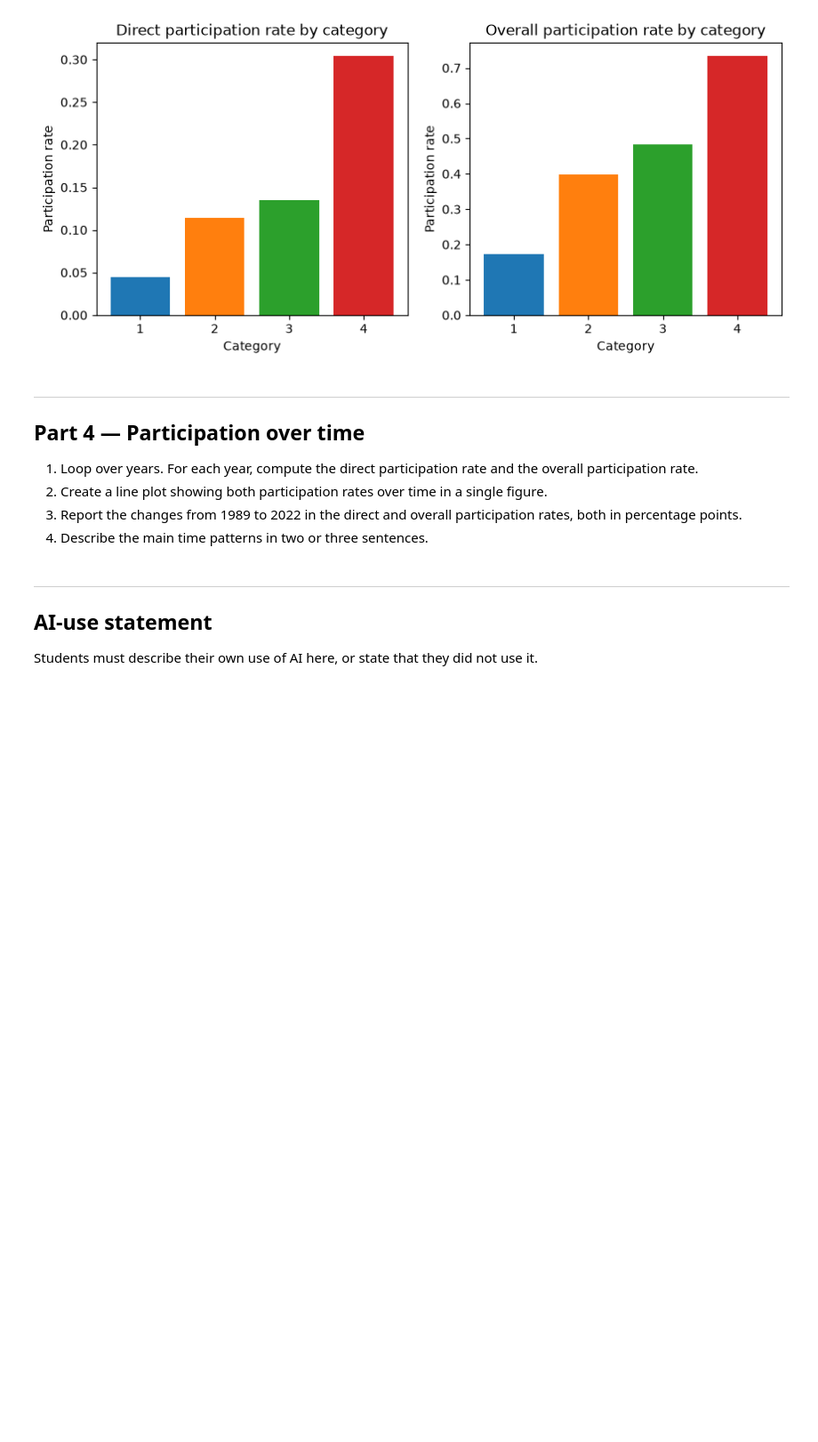
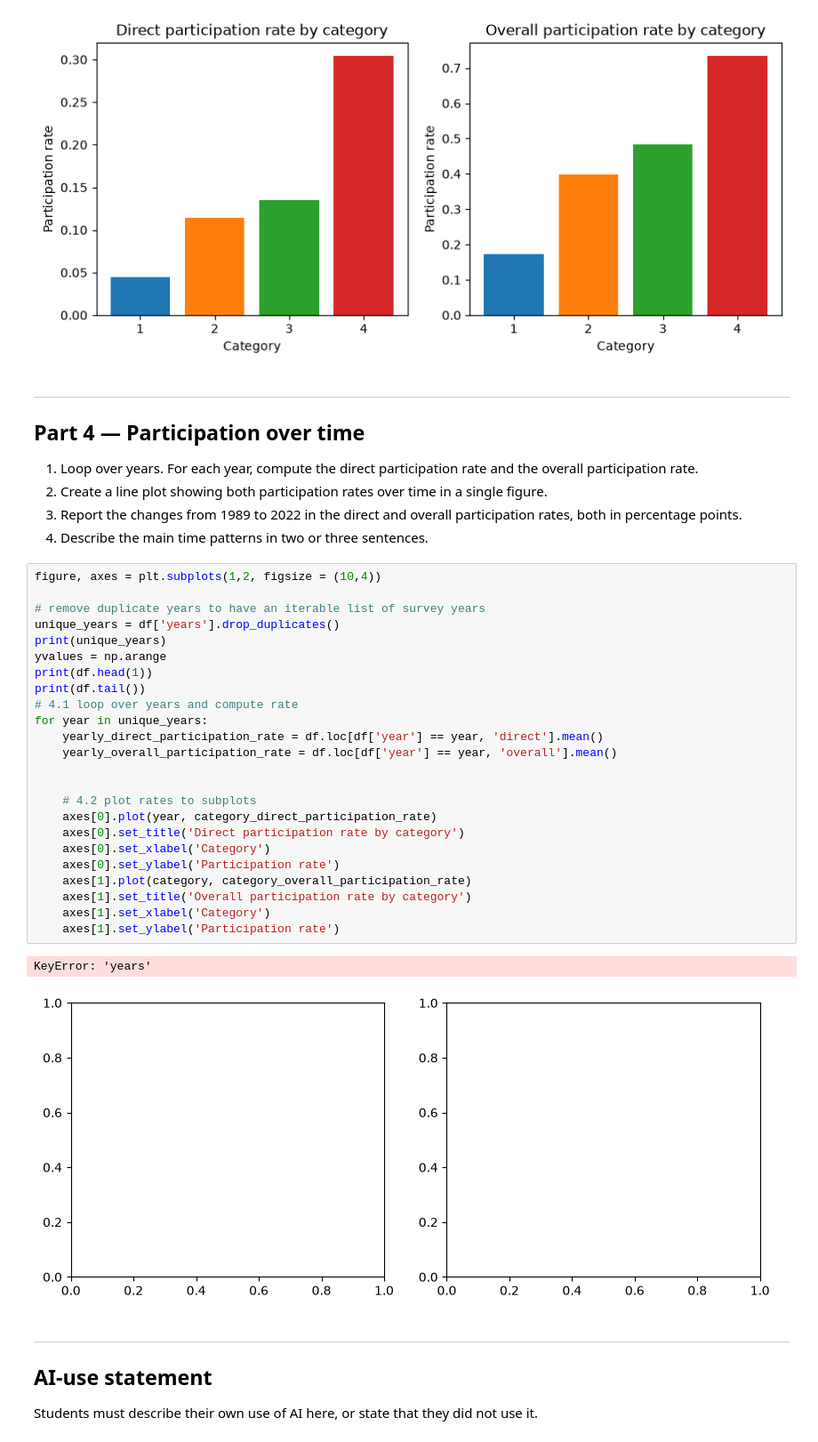
Before and after one commit to hflaten/tech2-HTFassignment3, a Jupyter notebook: assignment3.ipynb, the cells around one changed output. Shown at 89% size. Drawn from its saved outputs; the diff is of its cells as text; blank space fills up the shorter version.

```diff
--- a/assignment3.ipynb
+++ b/assignment3.ipynb
@@ -255,6 +255,33 @@ Overall participation rate is generally much higher than direct participation ra
 3. Report the changes from 1989 to 2022 in the direct and overall participation
    rates, both in percentage points.
 4. Describe the main time patterns in two or three sentences.
+# %%
+figure, axes = plt.subplots(1,2, figsize = (10,4))
+
+# remove duplicate years to have an iterable list of survey years
+unique_years = df['years'].drop_duplicates()
+print(unique_years)
+yvalues = np.arange
+print(df.head(1))
+print(df.tail())
+# 4.1 loop over years and compute rate
+for year in unique_years:
+    yearly_direct_participation_rate = df.loc[df['year'] == year, 'direct'].mean()
+    yearly_overall_participation_rate = df.loc[df['year'] == year, 'overall'].mean()
+
+
+    # 4.2 plot rates to subplots
+    axes[0].plot(year, category_direct_participation_rate)
+    axes[0].set_title('Direct participation rate by category')
+    axes[0].set_xlabel('Category')
+    axes[0].set_ylabel('Participation rate')
+    axes[1].plot(category, category_overall_participation_rate)
+    axes[1].set_title('Overall participation rate by category')
+    axes[1].set_xlabel('Category')
+    axes[1].set_ylabel('Participation rate')
+# %% [output]
+KeyError: 'years'
+[figure, added]
 # %% [markdown]
 ***
 ## AI-use statement
```
Also changed, not shown: parts of 1 cell of this notebook.
